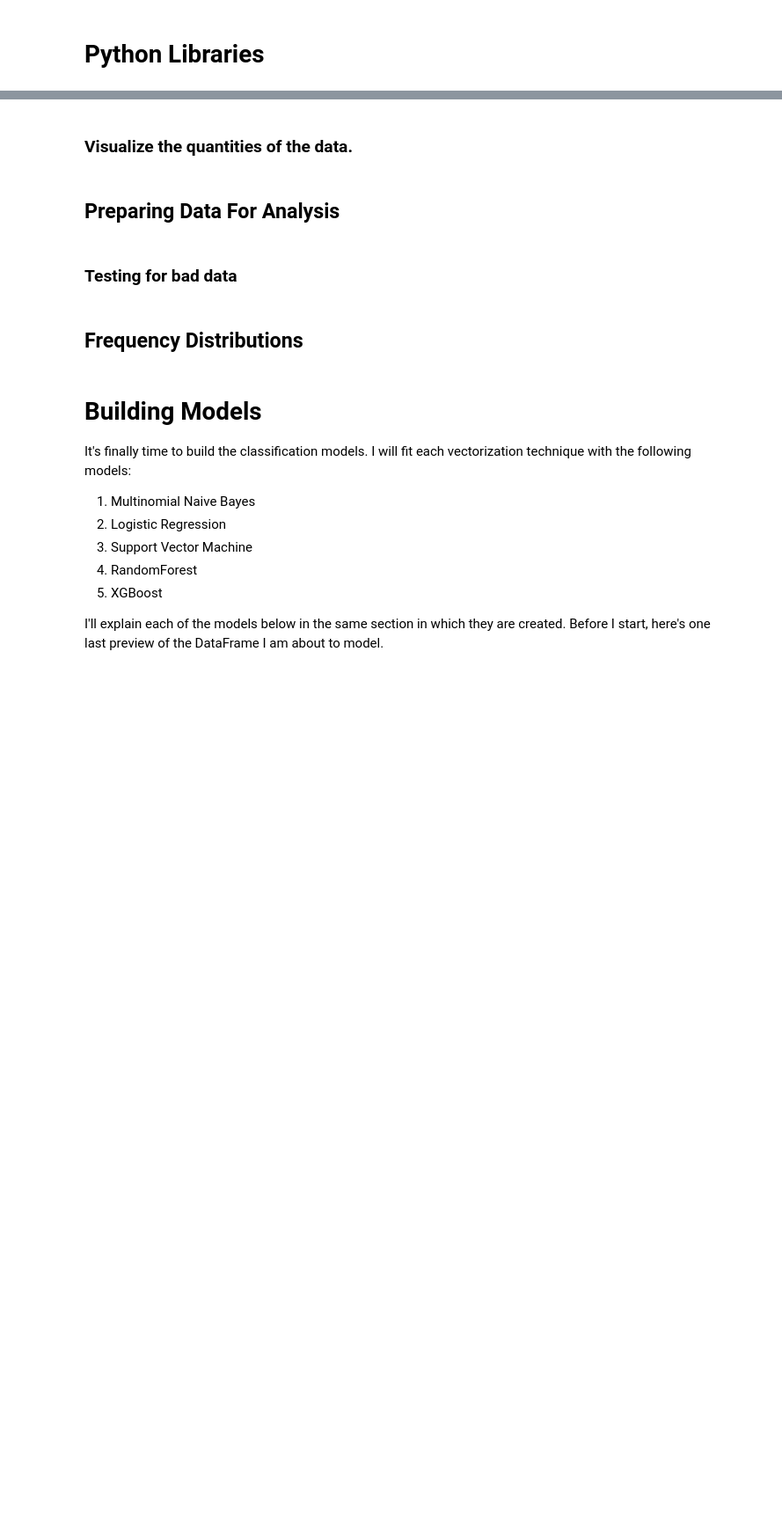
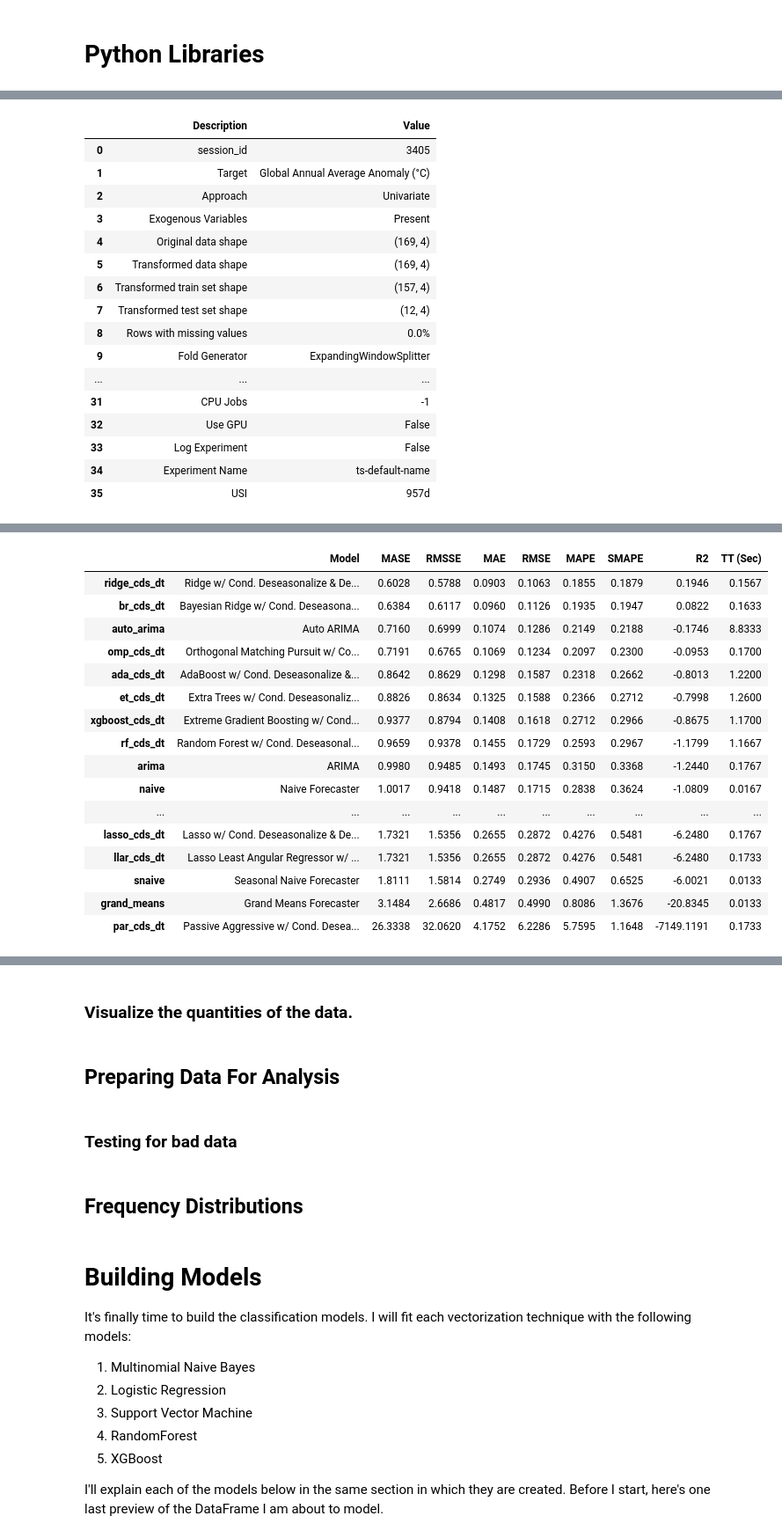
Before and after one commit to FunkyTable/Energy_Production_Time_Series_Projection, a Jupyter notebook: student.ipynb, the cells around one changed output, grey strips where cells are left out. Shown at 88% size. Drawn from its saved outputs; the diff is of its cells as text; code cells hidden in the pictures; blank space fills up the shorter version.

```diff
--- a/student.ipynb
+++ b/student.ipynb
@@ -1542,0 +164,13 @@ Because I don't have corresponding information in other datasets, I had to leave
+# %%
+pd.set_option("display.max_rows", 6)
+df_hist_deg_c_mod = pd.read_csv(
+    "Data/Export/df_hist_deg_c_mod.csv",
+    encoding='ANSI')
+
+from datetime import datetime as dt
+df_hist_deg_c_mod['Year'] = pd.to_datetime(df_hist_deg_c_mod.Year, format='%Y')
+
+df_hist_deg_c_mod.index = df_hist_deg_c_mod['Year']
+#df_hist_deg_c_mod.drop(columns = 'Year', inplace = True)
+
+df_hist_deg_c_mod
@@ -1542,0 +529,27 @@ Because I don't have corresponding information in other datasets, I had to leave
+# %%
+from pycaret.time_series import *
+s = setup(data = df_hist_deg_c_mod.iloc[:,[1,3,4,5]],
+          target = 'Global Annual Average Anomaly (°C)', fh = 12
+#          fold_strategy = 'timeseries',
+#          numeric_features = ['EARTH - CO2 (tot) (Gg/yr)','Year'], fold = 3,
+#          transform_target = True, session_id = 123
+         )
+best_model = compare_models()
+# %% [output]
+|  | Description | Value |
+| 0 | session_id | 3405 |
+| 1 | Target | Global Annual Average Anomaly (°C) |
+| 2 | Approach | Univariate |
+| 3 | Exogenous Variables | Present |
+| 4 | Original data shape | (169, 4) |
+| 5 | Transformed data shape | (169, 4) |
+| 6 | Transformed train set shape | (157, 4) |
+| 7 | Transformed test set shape | (12, 4) |
+| 8 | Rows with missing values | 0.0% |
+| 9 | Fold Generator | ExpandingWindowSplitter |
+| ... | ... | ... |
+| 31 | CPU Jobs | -1 |
+| 32 | Use GPU | False |
+| 33 | Log Experiment | False |
+| 34 | Experiment Name | ts-default-name |
+| 35 | USI | 957d |
@@ -1542,0 +557,17 @@ Because I don't have corresponding information in other datasets, I had to leave
+|  | Model | MASE | RMSSE | MAE | RMSE | MAPE | SMAPE | R2 | TT (Sec) |
+| ridge_cds_dt | Ridge w/ Cond. Deseasonalize & De... | 0.6028 | 0.5788 | 0.0903 | 0.1063 | 0.1855 | 0.1879 | 0.1946 | 0.1567 |
+| br_cds_dt | Bayesian Ridge w/ Cond. Deseasona... | 0.6384 | 0.6117 | 0.0960 | 0.1126 | 0.1935 | 0.1947 | 0.0822 | 0.1633 |
+| auto_arima | Auto ARIMA | 0.7160 | 0.6999 | 0.1074 | 0.1286 | 0.2149 | 0.2188 | -0.1746 | 8.8333 |
+| omp_cds_dt | Orthogonal Matching Pursuit w/ Co... | 0.7191 | 0.6765 | 0.1069 | 0.1234 | 0.2097 | 0.2300 | -0.0953 | 0.1700 |
+| ada_cds_dt | AdaBoost w/ Cond. Deseasonalize &... | 0.8642 | 0.8629 | 0.1298 | 0.1587 | 0.2318 | 0.2662 | -0.8013 | 1.2200 |
+| et_cds_dt | Extra Trees w/ Cond. Deseasonaliz... | 0.8826 | 0.8634 | 0.1325 | 0.1588 | 0.2366 | 0.2712 | -0.7998 | 1.2600 |
+| xgboost_cds_dt | Extreme Gradient Boosting w/ Cond... | 0.9377 | 0.8794 | 0.1408 | 0.1618 | 0.2712 | 0.2966 | -0.8675 | 1.1700 |
+| rf_cds_dt | Random Forest w/ Cond. Deseasonal... | 0.9659 | 0.9378 | 0.1455 | 0.1729 | 0.2593 | 0.2967 | -1.1799 | 1.1667 |
+| arima | ARIMA | 0.9980 | 0.9485 | 0.1493 | 0.1745 | 0.3150 | 0.3368 | -1.2440 | 0.1767 |
+| naive | Naive Forecaster | 1.0017 | 0.9418 | 0.1487 | 0.1715 | 0.2838 | 0.3624 | -1.0809 | 0.0167 |
+| ... | ... | ... | ... | ... | ... | ... | ... | ... | ... |
+| lasso_cds_dt | Lasso w/ Cond. Deseasonalize & De... | 1.7321 | 1.5356 | 0.2655 | 0.2872 | 0.4276 | 0.5481 | -6.2480 | 0.1767 |
+| llar_cds_dt | Lasso Least Angular Regressor w/ ... | 1.7321 | 1.5356 | 0.2655 | 0.2872 | 0.4276 | 0.5481 | -6.2480 | 0.1733 |
+| snaive | Seasonal Naive Forecaster | 1.8111 | 1.5814 | 0.2749 | 0.2936 | 0.4907 | 0.6525 | -6.0021 | 0.0133 |
+| grand_means | Grand Means Forecaster | 3.1484 | 2.6686 | 0.4817 | 0.4990 | 0.8086 | 1.3676 | -20.8345 | 0.0133 |
+| par_cds_dt | Passive Aggressive w/ Cond. Desea... | 26.3338 | 32.0620 | 4.1752 | 6.2286 | 5.7595 | 1.1648 | -7149.1191 | 0.1733 |
```
Also changed, not shown: parts of 149 cells of this notebook.
